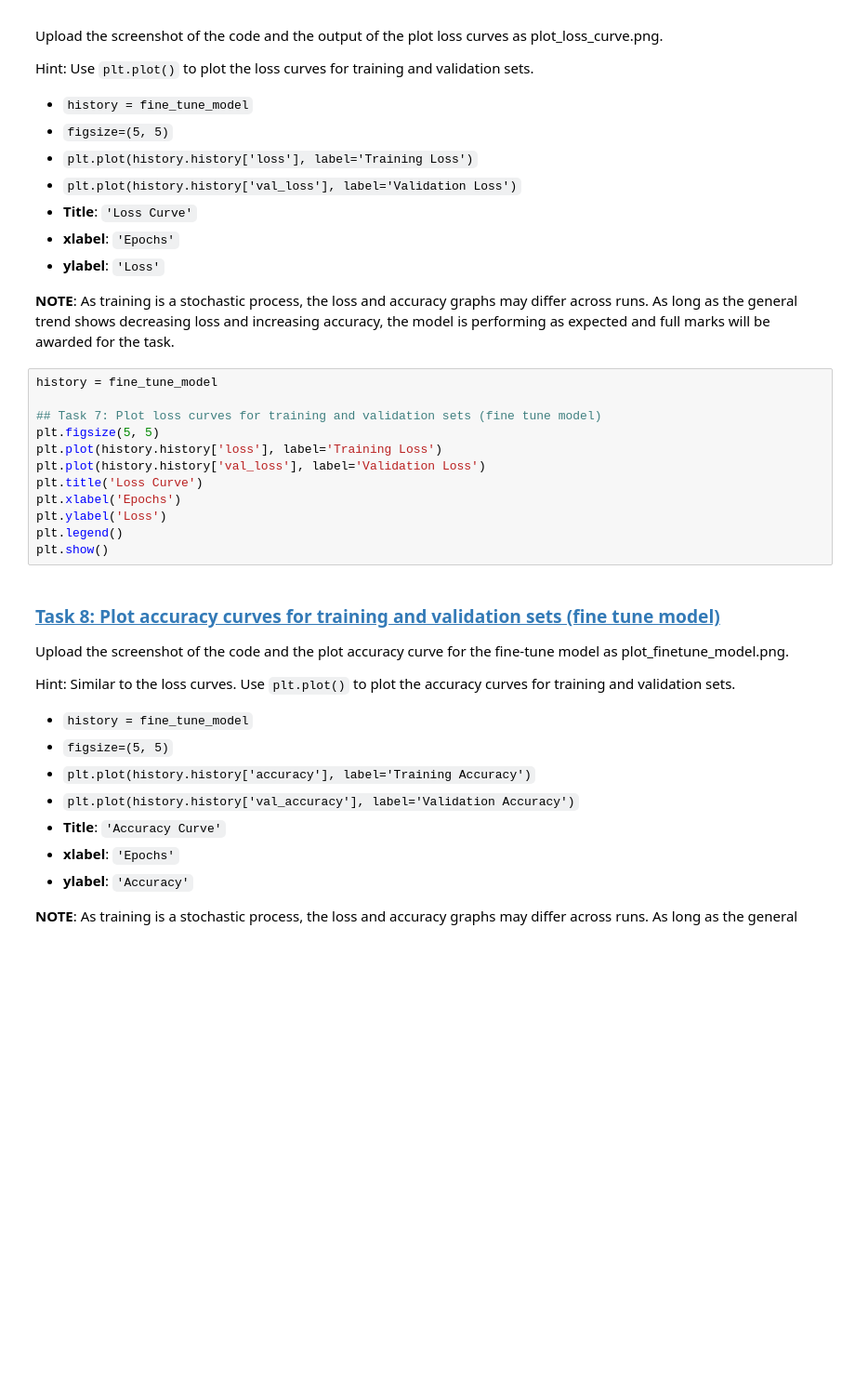
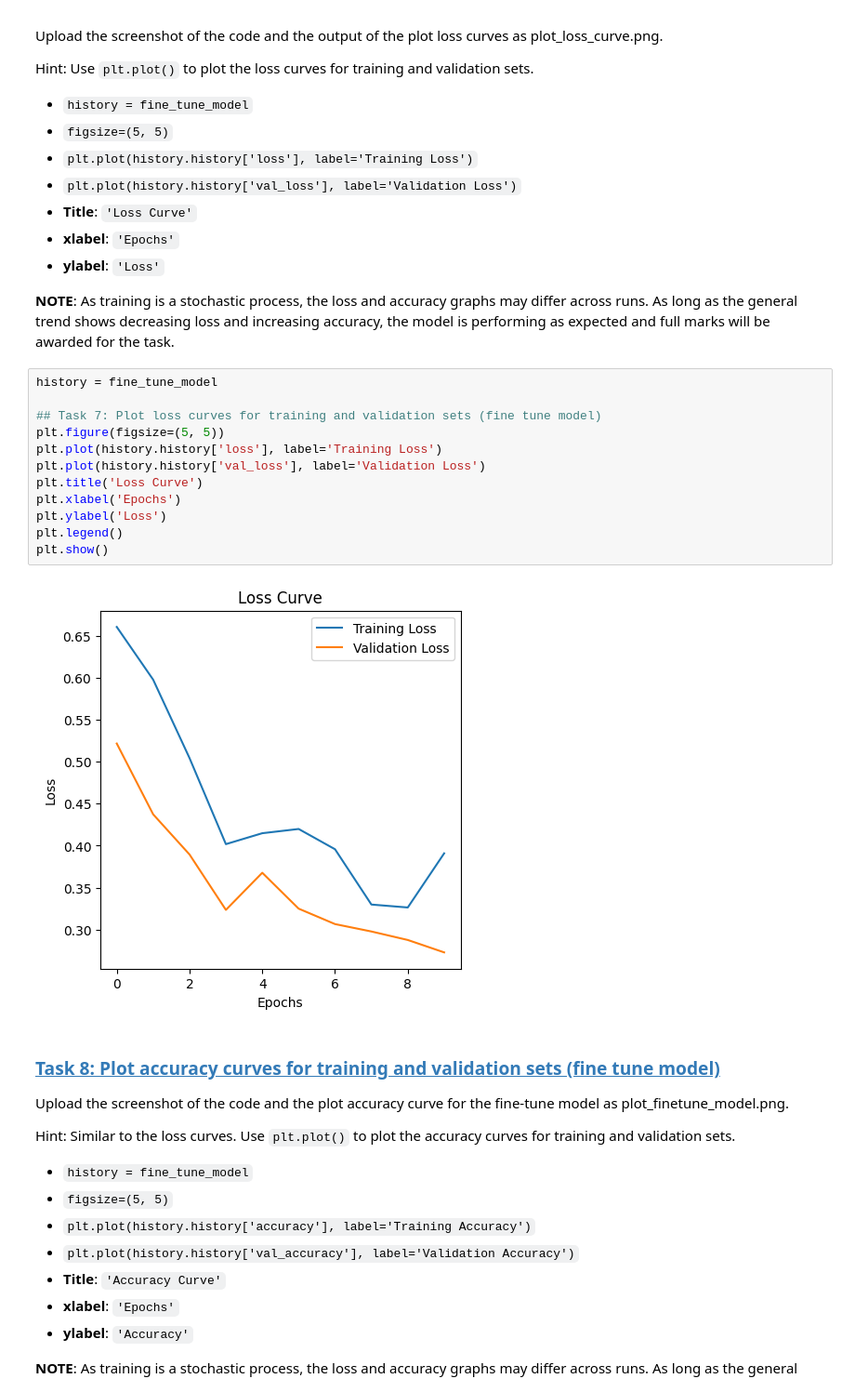
Before and after one commit to Temiloluwa-Oloye/Deep-Learning-with-Keras-and-TensorFlow, a Jupyter notebook: Final Proj-Classify Waste Products Using TL- FT-v1.ipynb, the cells around one changed output. Shown at 93% size. Cells and saved outputs as stored; diff of their text form; blank space fills up the shorter version.

```diff
--- a/Final Proj-Classify Waste Products Using TL- FT-v1.ipynb
+++ b/Final Proj-Classify Waste Products Using TL- FT-v1.ipynb
@@ -616,15 +738,17 @@ Hint: Use `plt.plot()` to plot the loss curves for training and validation sets.
 # %%
 history = fine_tune_model
 
 ## Task 7: Plot loss curves for training and validation sets (fine tune model)
-plt.figsize(5, 5)
+plt.figure(figsize=(5, 5))
 plt.plot(history.history['loss'], label='Training Loss')
 plt.plot(history.history['val_loss'], label='Validation Loss')
 plt.title('Loss Curve')
 plt.xlabel('Epochs')
 plt.ylabel('Loss')
 plt.legend()
 plt.show()
+# %% [output]
+[figure, added]
 # %% [markdown]
 ### <a id='toc1_12_2_'></a>[**Task 8: Plot accuracy curves for training and validation sets  (fine tune model)**](#toc0_)
 
```
Also changed, not shown: parts of 20 cells of this notebook.
